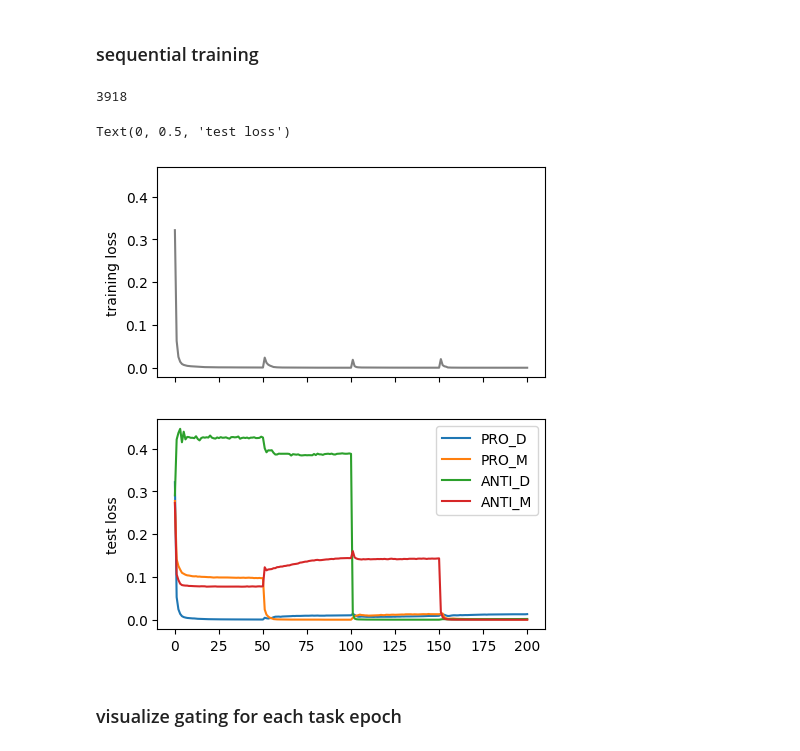
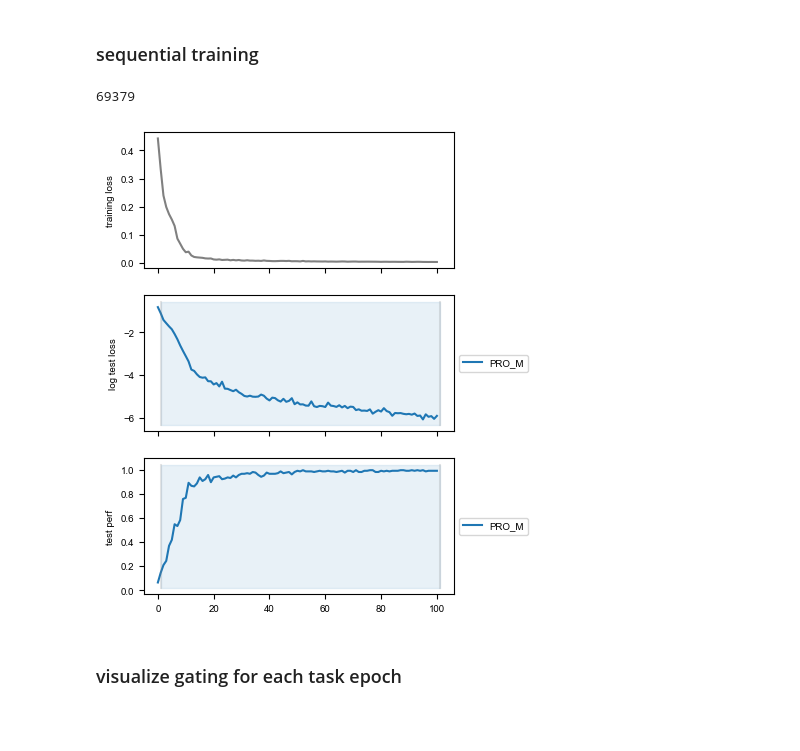
Before and after one commit to hzshan/context_inference_rnn, a Jupyter notebook: train.ipynb, the cells around one changed output. Cells and saved outputs as stored; diff of their text form; code cells hidden in the pictures; blank space fills up the shorter version.

```diff
--- a/train.ipynb
+++ b/train.ipynb
@@ -5,0 +246,11 @@ from train_config import load_config
+# %%
+save_name = 'cxtrnn_seq_v2_gating3_ioZ_relu_PsPmAsAm_tskm512_sd0'
+config = load_config(save_name)
+config['retrain'] = False
+model, tr_loss_arr, ts_loss_arr, ts_perf_arr = train_cxtrnn_sequential(**config)
+device = torch.device("cuda:0" if torch.cuda.is_available() else "cpu")
+ckpt_list = torch.load(config['save_dir'] + '/ckpt_list.pth', map_location=torch.device(device))
+with open(config['save_dir'] + '/task_model.pkl', 'rb') as f:
+    _ = pickle.load(f)
+    task_model_ckpt_list = pickle.load(f)
+print(len(ckpt_list), len(task_model_ckpt_list))
@@ -6,36 +435,41 @@ from train_config import load_config
 # %% [markdown]
 ### sequential training
+# %%
+plt.rcParams.update({'font.size': 10,})
 # %%
-##################### different fixation and delay, duration in [10, 20, 40, 80]
-############ different trainable input/output weights for each task epoch, 3 rank per task epoch
-# save_name = 'cxtrnn_seq_gating3_ioZ_a0pt1_sigr0pt05_PPAA_DMDM_sigs_dur_z2_nx2dx2_sd0'
-############ shared trainable input/output weights, shared full rank for all task epoch
-# save_name = 'cxtrnn_seq_gatingall_a0pt1_sigr0pt05_PPAA_DMDM_sigs_dur_z2_nx2dx2_sd0'
-
-##################### shared fixation/delay, duration in max(np.random.geometric(0.1), 5)
-############ use task model, different trainable input/output weights for each task epoch, 3 rank per task epoch
-save_name = 'cxtrnn_seq_gating3_ioZ_a0pt1_sigr0pt05_PPAA_DMDM_sigs_minT5_nx2dx2_tskm512_sd0'
-# ############ different trainable input/output weights for each task epoch, 3 rank per task epoch
-# save_name = 'cxtrnn_seq_gating3_ioZ_a0pt1_sigr0pt05_PPAA_DMDM_sigs_minT5_nx2dx2_sd0'
-############ shared trainable input/output weights, shared full rank for all task epoch
-# save_name = 'cxtrnn_seq_gatingall_a0pt1_sigr0pt05_PPAA_DMDM_sigs_minT5_nx2dx2_sd0'
-
+save_name = 'cxtrnn_seq_v2_gating3_ioZ_relu_Am_tskm512_sd0'
 config = load_config(save_name)
 config['retrain'] = False
-model, tr_loss_arr, ts_loss_arr = train_rnn_sequential(**config)
+model, tr_loss_arr, ts_loss_arr, ts_perf_arr = train_cxtrnn_sequential(**config)
+# print(ts_loss_arr[:, -1]) #[0.0025932] #[0.0046438  0.00248593]
-# %% [output]
-3918
+# %%
+save_name = 'leakyrnn_proj_a0pt1_nh256_relu_wfix0pt2_PdPmAdAmPdmAdm_fix2_nitr30_AdamWithProj_lr0pt01_wd1e-05_sd0'
+config = load_config(save_name)
+config['retrain'] = False
+model, tr_loss_arr, ts_loss_arr, ts_perf_arr = train_leakyrnn_sequential(**config)
+# %% [output]
+69379
 # %%
-fig, axes = plt.subplots(2, 1, figsize=(5, 6), sharex=True, sharey=True)
+fig, axes = plt.subplots(3, 1, figsize=(4, 6), sharex=True, sharey=False)
 axes[0].plot(tr_loss_arr, color='gray')
-for itask in range(len(config['task_list'])):
-    axes[1].plot(ts_loss_arr[itask], color=f'C{itask}', label=config['task_list'][itask])
-axes[1].legend()
 axes[0].set_ylabel('training loss')
-axes[1].set_ylabel('test loss')
+for iax in [1, 2]:
+    ts_arr = [np.log(ts_loss_arr), ts_perf_arr][iax - 1]
+    ylabel = ['log test loss', 'test perf'][iax - 1]
+    for itask in range(len(config['task_list'])):
+        axes[iax].plot(ts_arr[itask], color=f'C{itask}', label=config['task_list'][itask])
+    axes[iax].legend(loc='center left', bbox_to_anchor=(1, 0.5))
+    axes[iax].set_ylabel(ylabel)
+    ymin, ymax = axes[iax].get_ylim()
+    dn_ckpt = config['num_iter'] / config['ckpt_step']
+    for itask in range(len(config['task_list']) + 1):
+        axes[iax].plot([itask * dn_ckpt + 1] * 2, [ymin, ymax], alpha=0.2, color='gray')
+    for itask in range(len(config['task_list'])):
+        axes[iax].fill_between([itask * dn_ckpt + 1, (itask + 1) * dn_ckpt + 1], ymin, ymax, color=f'C{itask}', alpha=0.1)
+if config['save_dir'] is not None:
+    fig.savefig(config['save_dir'] + '/loss.png', bbox_inches='tight')
 # %% [output]
-Text(0, 0.5, 'test loss')
-[figure, old version]
+[figure, new version]
 # %% [markdown]
 ### visualize gating for each task epoch
 # %%
```
Also changed, not shown: parts of 27 cells of this notebook, 2 other files.
